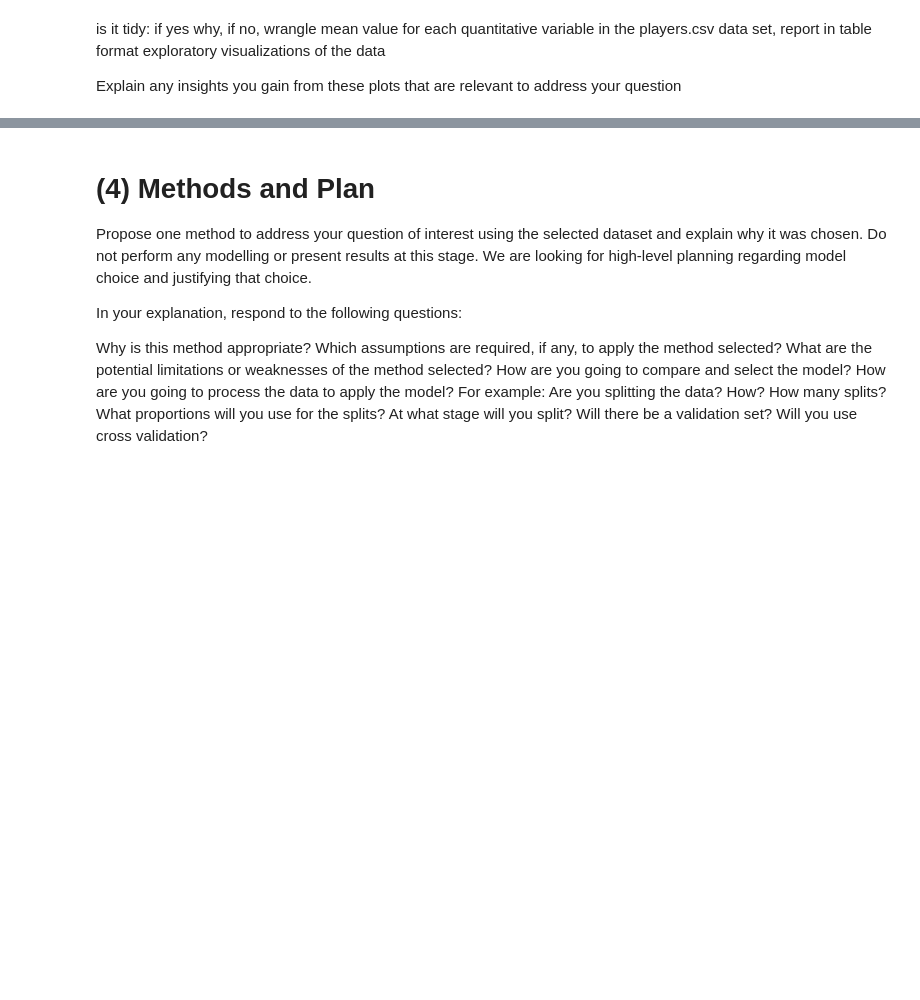
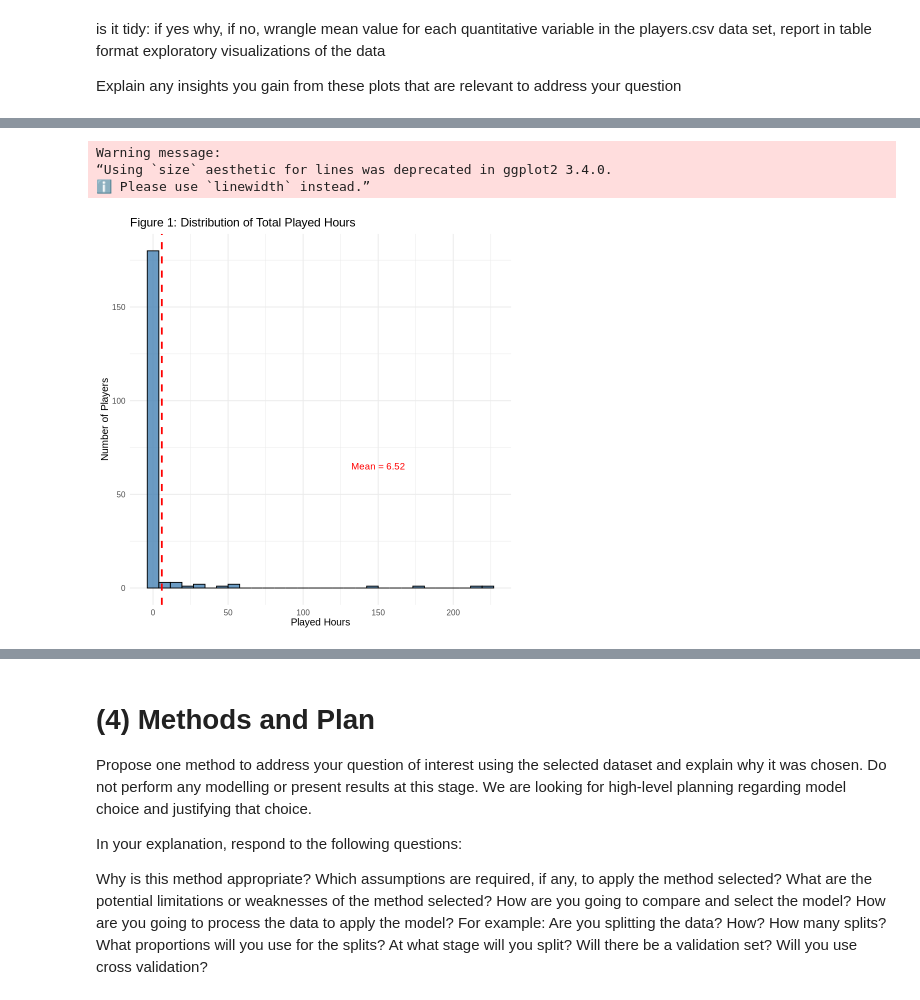
Before and after one commit to ctrl-tiramisu/dsci-100-2025w1-group-008, a Jupyter notebook: individual planning report.ipynb, the cells around one changed output, grey strips where cells are left out. Cells and saved outputs as stored; diff of their text form; code cells hidden in the pictures; blank space fills up the shorter version.

Commit message:
Vizualisation
created tables and graphs

```diff
--- a/individual planning report.ipynb
+++ b/individual planning report.ipynb
@@ -230,3 +230,12 @@ mean value for each quantitative variable in the players.csv data set, report in
 exploratory visualizations of the data
 
 Explain any insights you gain from these plots that are relevant to address your question
+# %%
+# tidy the data up: variable as characters are not ready for analysis
+players_tidy <- players|>
+    mutate(
+        Age = as.numeric(Age),
+        subscribe = as.logical(subscribe),
+        experience = factor(experience, levels = c("Beginner", "Amateur", "Regular", "Veteran", "Pro")), #levels to ensure R does not order alphabeticall but with progressiong
+        gender = factor(gender))
+players_tidy
@@ -232,0 +273,17 @@ Explain any insights you gain from these plots that are relevant to address your
+# %%
+#plot 1
+
+player_distribution <- players_tidy |>
+    ggplot(aes(x = played_hours)) +
+    geom_histogram(bins = 30, fill = "steelblue", color = "black", alpha = 0.8) +
+    labs(title = "Figure 1: Distribution of Total Played Hours",x = "Played Hours",y = "Number of Players") +
+  theme_minimal(base_size = 12) +
+  geom_vline(aes(xintercept = mean(played_hours)),
+             color = "red", linetype = "dashed", size = 1) +
+  annotate("text", x = 150, y = 65, label = "Mean = 6.52", color = "red", size = 4)
+player_distribution
+# %% [output]
+Warning message:
+“Using `size` aesthetic for lines was deprecated in ggplot2 3.4.0.
+ℹ Please use `linewidth` instead.”
+[figure, added]
```
Also changed, not shown: parts of 10 cells of this notebook.
